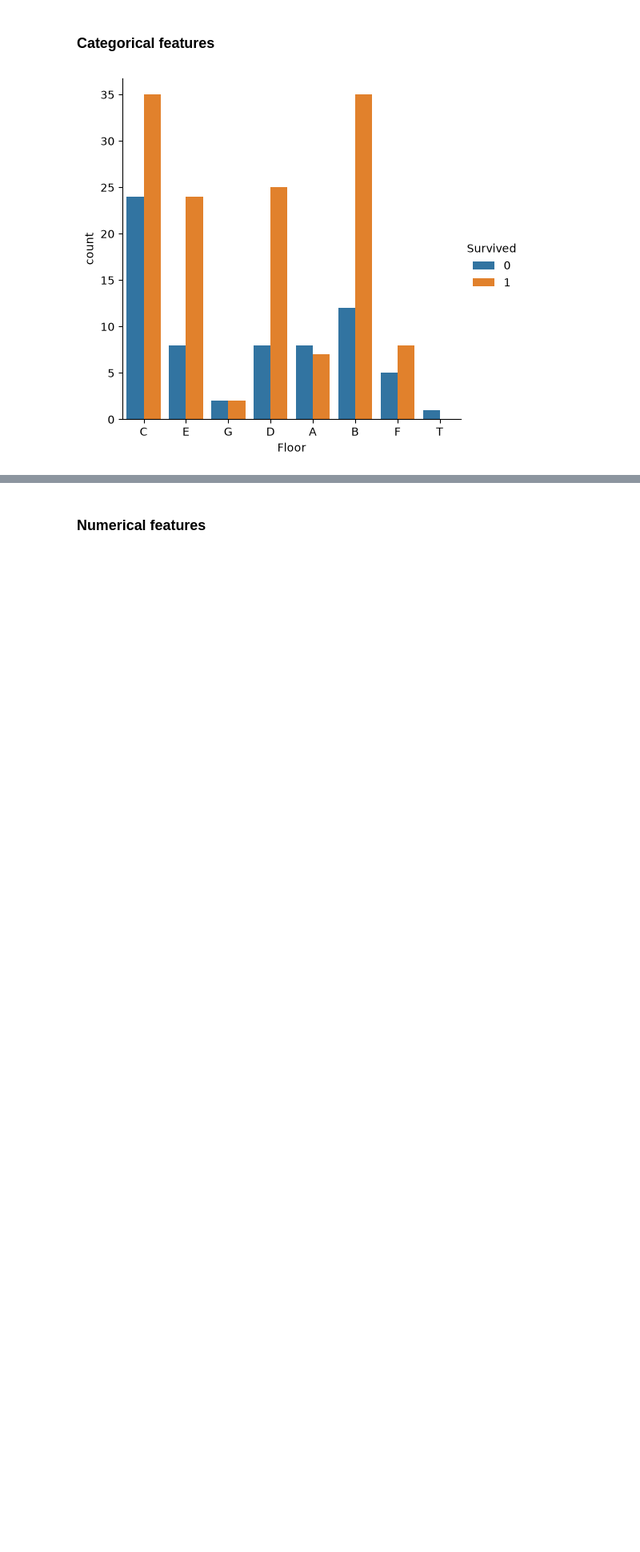
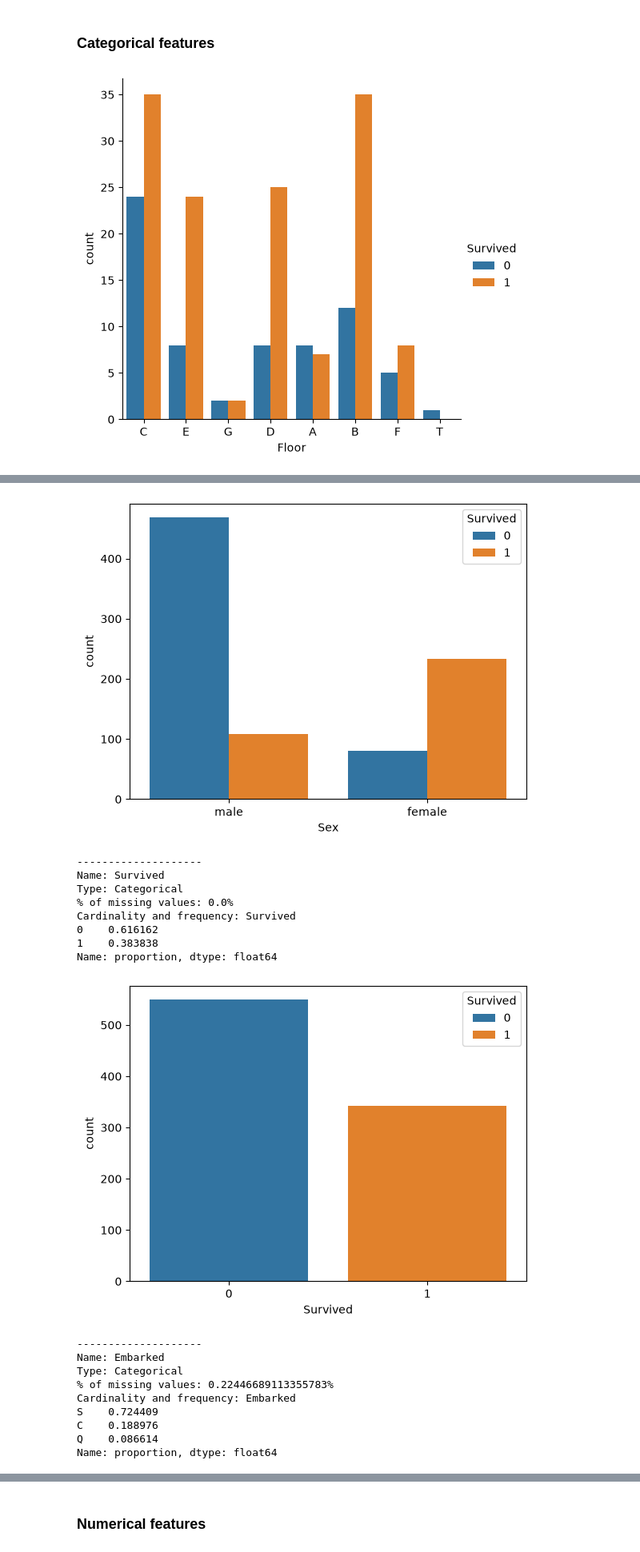
Before and after one commit to javierdp04/titanic-kaggle, a Jupyter notebook: src/dataExploration/EDA.ipynb, the cells around one changed output, grey strips where cells are left out. Shown at 80% size. Saved outputs shown, nothing was run; the diff lists cells and outputs as text; code cells hidden in the pictures; blank space fills up the shorter version.

```diff
--- a/src/dataExploration/EDA.ipynb
+++ b/src/dataExploration/EDA.ipynb
@@ -137,0 +97,12 @@ plt.show()
+# %%
+categorical_cols = ['Sex', 'Survived', 'Embarked', 'Pclass', 'SibSp', 'Parch']
+print("--------------------")
+for col in categorical_cols:
+    print(f"Name: {col}")
+    print("Type: Categorical")
+    print(f"% of missing values: {trainData[col].isna().mean()*100}%")
+    print(f"Cardinality and frequency: {trainData[col].value_counts(normalize=True,)}")
+    sns.countplot(data=trainData, x=col, hue="Survived")
+    plt.show()
+    print("--------------------")
+# %% [output]
@@ -137,0 +117,19 @@ plt.show()
+[figure, added]
+--------------------
+Name: Survived
+Type: Categorical
+% of missing values: 0.0%
+Cardinality and frequency: Survived
+0    0.616162
+1    0.383838
+Name: proportion, dtype: float64
+[figure, added]
+--------------------
+Name: Embarked
+Type: Categorical
+% of missing values: 0.22446689113355783%
+Cardinality and frequency: Embarked
+S    0.724409
+C    0.188976
+Q    0.086614
+Name: proportion, dtype: float64
```
Also changed, not shown: parts of 14 cells of this notebook, 5 other files.
